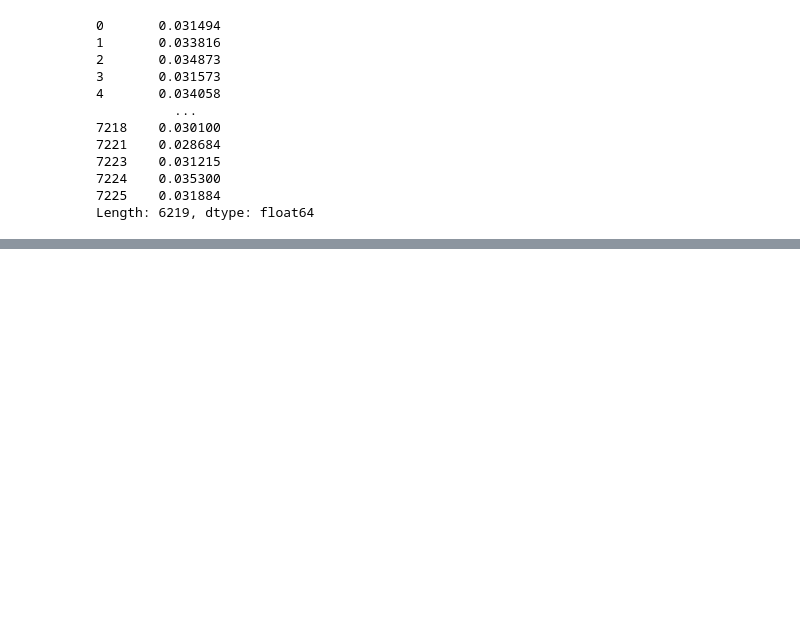
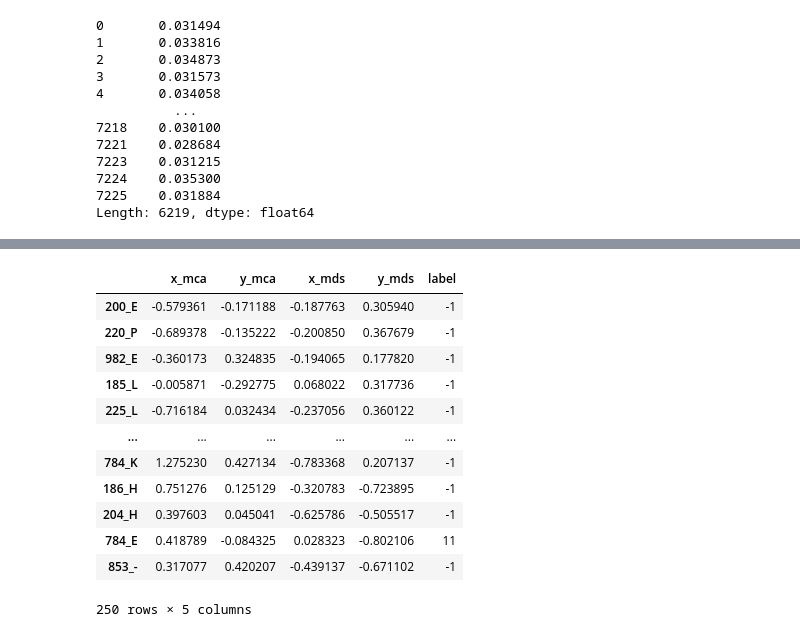
Before and after one commit to lcobiodata/msautils, a Jupyter notebook: examples/ring-hydroxylating_dioxygenase/test_method_1.ipynb, the cells around one changed output, grey strips where cells are left out. Saved outputs shown, nothing was run; the diff lists cells and outputs as text; code cells hidden in the pictures; blank space fills up the shorter version.

```diff
--- a/examples/ring-hydroxylating_dioxygenase/test_method_1.ipynb
+++ b/examples/ring-hydroxylating_dioxygenase/test_method_1.ipynb
@@ -609,3 +604,23 @@ plt.show()
+# %%
+df_res['x_mds'] = points[:,0]
+df_res['y_mds'] = points[:,1]
+df_res['label'] = cluster_labels
+df_res = df_res.copy()
+df_res
+# %% [output]
+|  | x_mca | y_mca | x_mds | y_mds | label |
+| 200_E | -0.579361 | -0.171188 | -0.187763 | 0.305940 | -1 |
+| 220_P | -0.689378 | -0.135222 | -0.200850 | 0.367679 | -1 |
+| 982_E | -0.360173 | 0.324835 | -0.194065 | 0.177820 | -1 |
+| 185_L | -0.005871 | -0.292775 | 0.068022 | 0.317736 | -1 |
+| 225_L | -0.716184 | 0.032434 | -0.237056 | 0.360122 | -1 |
+| ... | ... | ... | ... | ... | ... |
+| 784_K | 1.275230 | 0.427134 | -0.783368 | 0.207137 | -1 |
+| 186_H | 0.751276 | 0.125129 | -0.320783 | -0.723895 | -1 |
+| 204_H | 0.397603 | 0.045041 | -0.625786 | -0.505517 | -1 |
+| 784_E | 0.418789 | -0.084325 | 0.028323 | -0.802106 | 11 |
+| 853_- | 0.317077 | 0.420207 | -0.439137 | -0.671102 | -1 |
+250 rows × 5 columns
 # %%
 # Find the unique values and their counts
 unique_values, counts = np.unique(cluster_labels, return_counts=True)
```
Also changed, not shown: parts of 23 cells of this notebook, 2 other files.
